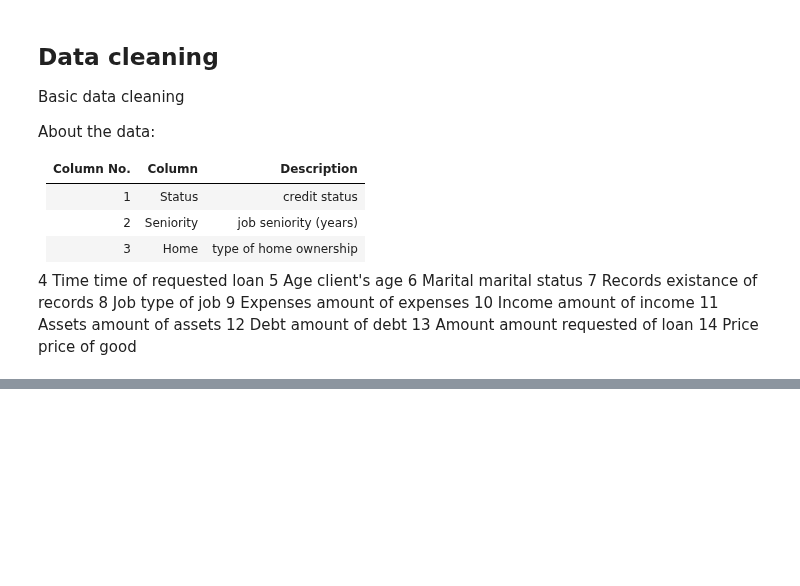
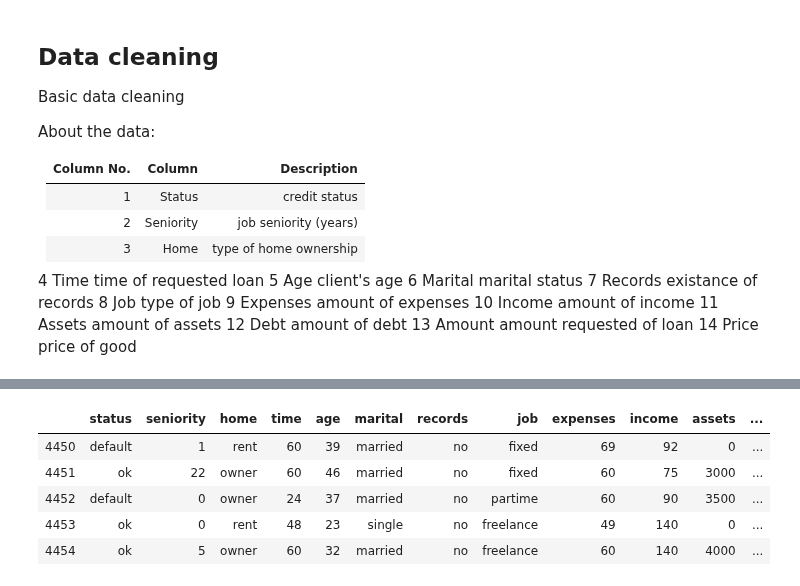
Before and after one commit to anjanavasudevan/DataTalks-ML-Course, a Jupyter notebook: Week6/excercise.ipynb, the cells around one changed output, grey strips where cells are left out. Cells and saved outputs as stored; diff of their text form; code cells hidden in the pictures; blank space fills up the shorter version.

```diff
--- a/Week6/excercise.ipynb
+++ b/Week6/excercise.ipynb
@@ -73,0 +144,10 @@ df.describe()
+# %%
+# Check the dataframe
+df.tail()
+# %% [output]
+|  | status | seniority | home | time | age | marital | records | job | expenses | income | assets | ... |
+| 4450 | default | 1 | rent | 60 | 39 | married | no | fixed | 69 | 92 | 0 | ... |
+| 4451 | ok | 22 | owner | 60 | 46 | married | no | fixed | 60 | 75 | 3000 | ... |
+| 4452 | default | 0 | owner | 24 | 37 | married | no | partime | 60 | 90 | 3500 | ... |
+| 4453 | ok | 0 | rent | 48 | 23 | single | no | freelance | 49 | 140 | 0 | ... |
+| 4454 | ok | 5 | owner | 60 | 32 | married | no | freelance | 60 | 140 | 4000 | ... |
```
Also changed, not shown: parts of 17 cells of this notebook.
